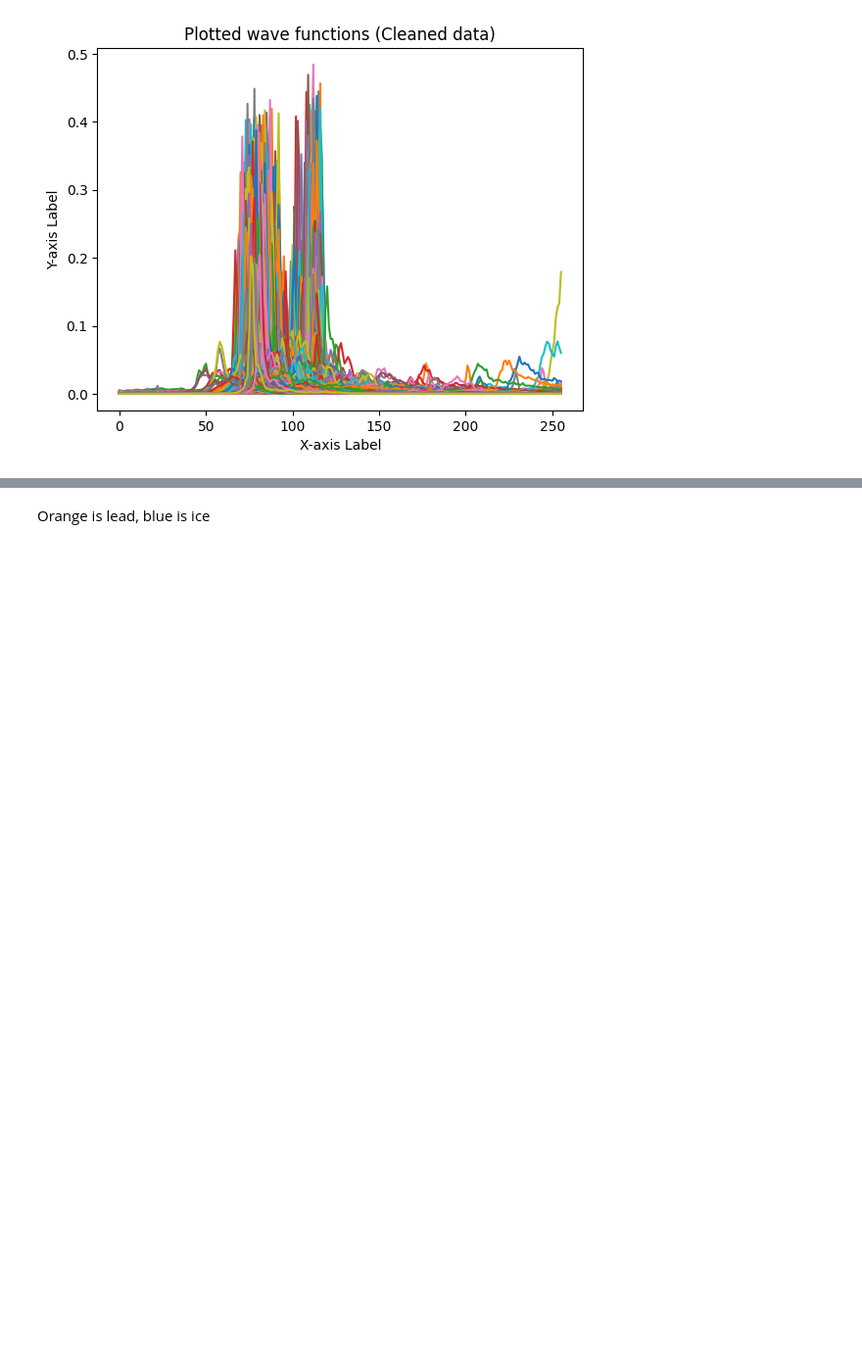
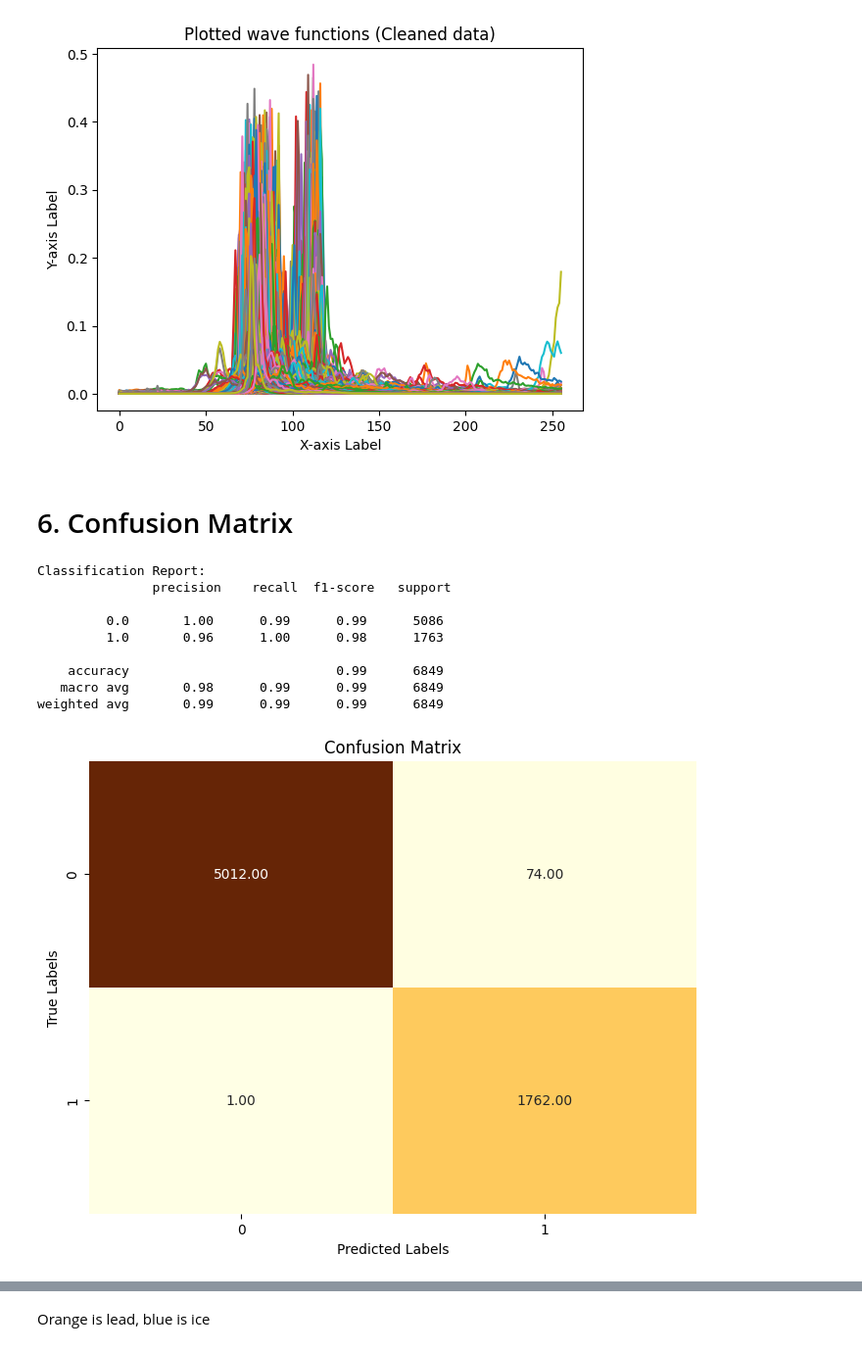
Before and after one commit to MaggieJian/Week4, a Jupyter notebook: Chapter1_Unsupervised_Learning_Methods_20018568.ipynb, the cells around one changed output, grey strips where cells are left out. Shown at 98% size. Saved outputs shown, nothing was run; the diff lists cells and outputs as text; code cells hidden in the pictures; blank space fills up the shorter version.

```diff
--- a/Chapter1_Unsupervised_Learning_Methods_20018568.ipynb
+++ b/Chapter1_Unsupervised_Learning_Methods_20018568.ipynb
@@ -600,4 +610,40 @@ plt.title('Plotted wave functions (Cleaned data)')
 plt.show()
 # %% [output]
 [figure]
+# %% [markdown]
+# 6. Confusion Matrix
+# %%
+# Import more packages to help with visualisation, accuracy scoring, etc.
+import seaborn as sns
+from sklearn.metrics import confusion_matrix, accuracy_score, classification_report
+
+# Convert 1=ice and 2=leads to 0 and 1 respectively
+flags = flag_cleaned [(flag_cleaned==1) | (flag_cleaned==2)]
+flags [flags==1] = 0
+flags [flags==2] = 1
+# Define the confusion matrix
+c = confusion_matrix(flags, clusters_gmm)
+# calculate accuracy
+acc = accuracy_score(flags, clusters_gmm)
+# display classification report
+disp = classification_report(flags, clusters_gmm)
+print("Classification Report:\n", disp)
+# plot confusion matrix
+plt.figure(figsize=(8, 6))
+sns.heatmap (c, annot=True, fmt=".2f", cmap="YlOrBr", cbar=False)
+plt.title("Confusion Matrix")
+plt.xlabel ("Predicted Labels")
+plt. ylabel("True Labels")
+plt.show()
+# %% [output]
+Classification Report:
+               precision    recall  f1-score   support
+
+         0.0       1.00      0.99      0.99      5086
+         1.0       0.96      1.00      0.98      1763
+
+    accuracy                           0.99      6849
+   macro avg       0.98      0.99      0.99      6849
+weighted avg       0.99      0.99      0.99      6849
+[figure, added]
 # %% [markdown]
```
Also changed, not shown: parts of 5 cells of this notebook.
